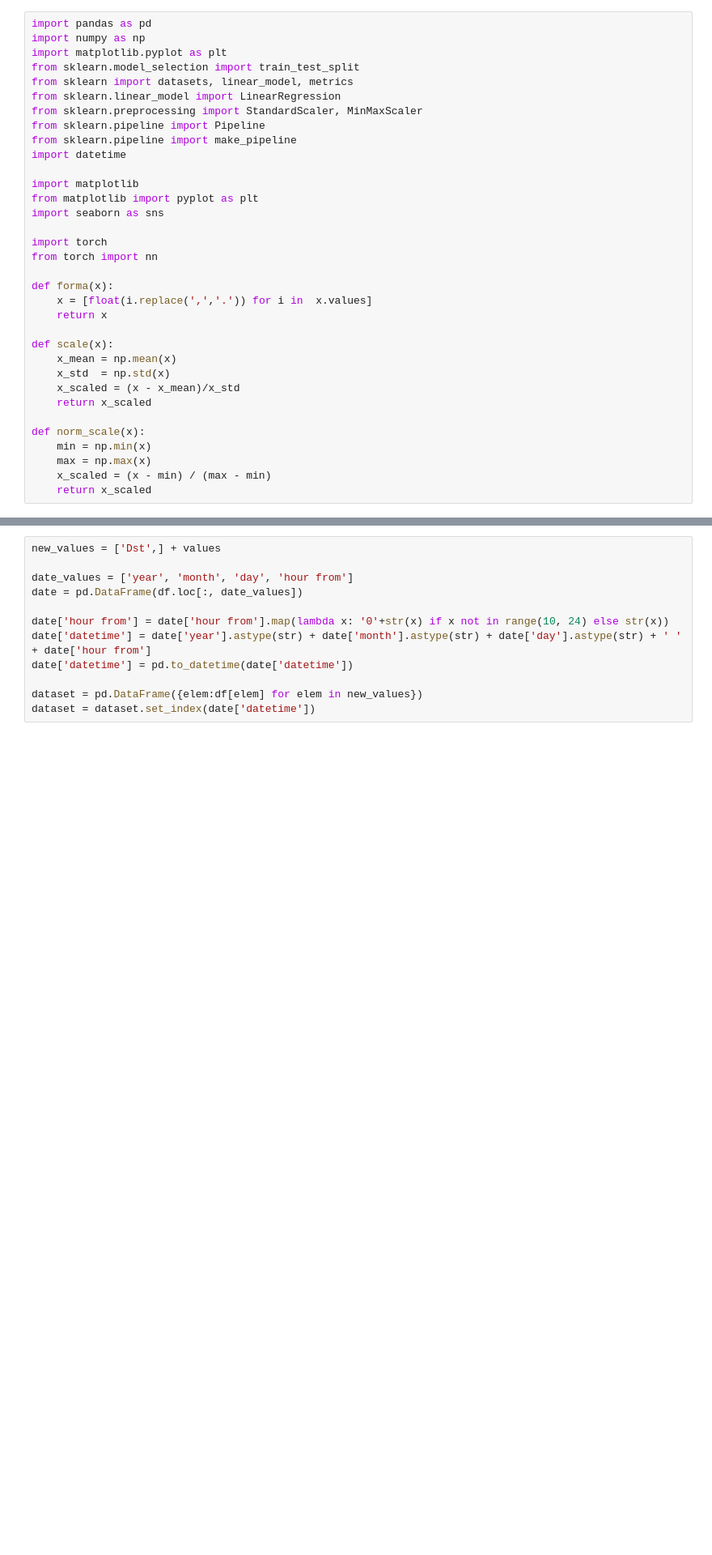
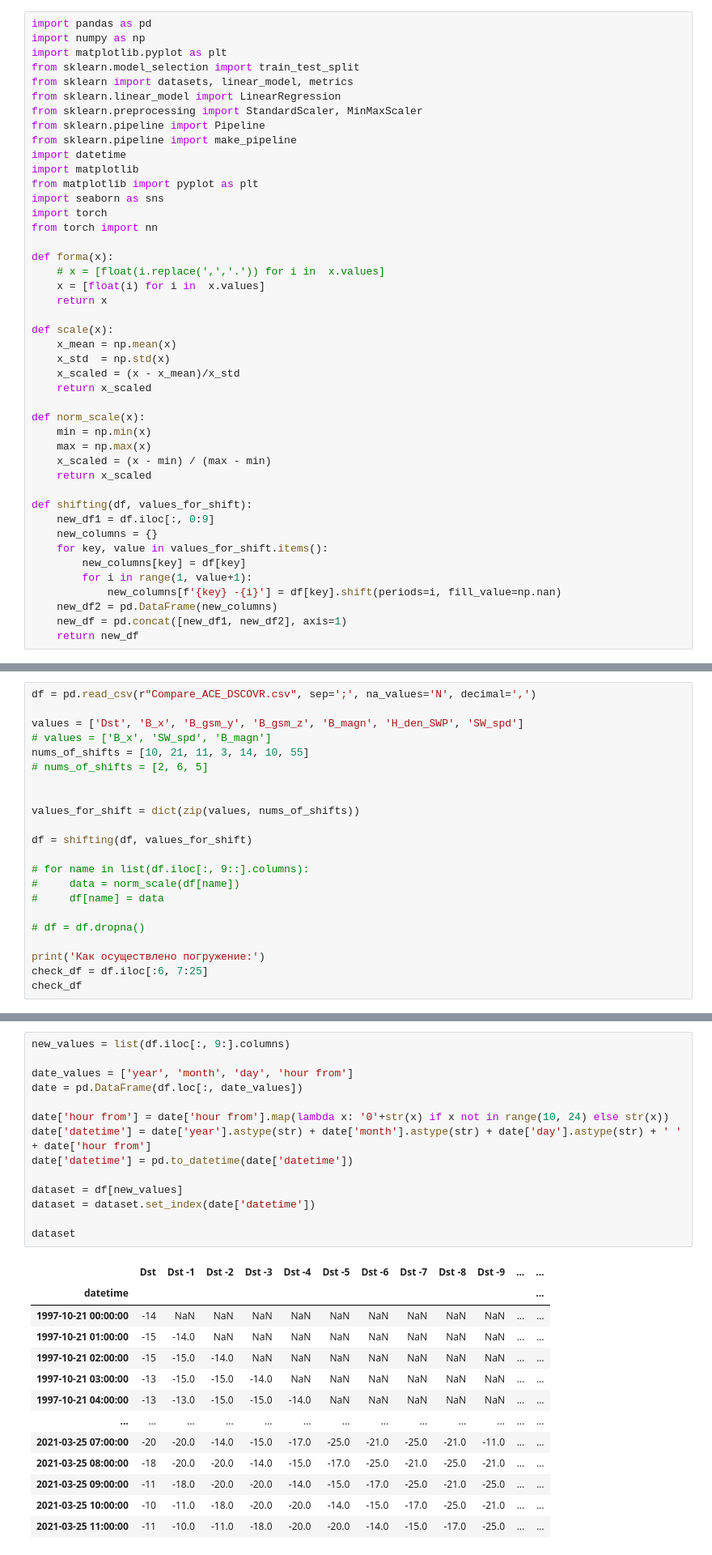
Before and after one commit to pyatikop/dst, a Jupyter notebook: code.ipynb, the cells around one changed output, grey strips where cells are left out. Shown at 81% size. Saved outputs shown, nothing was run; the diff lists cells and outputs as text; blank space fills up the shorter version.

```diff
--- a/code.ipynb
+++ b/code.ipynb
@@ -9,16 +9,15 @@ from sklearn.preprocessing import StandardScaler, MinMaxScaler
 from sklearn.pipeline import Pipeline
 from sklearn.pipeline import make_pipeline
 import datetime
-
 import matplotlib
 from matplotlib import pyplot as plt
 import seaborn as sns
-
 import torch
 from torch import nn
 
 def forma(x):
-    x = [float(i.replace(',','.')) for i in  x.values]
+    # x = [float(i.replace(',','.')) for i in  x.values]
+    x = [float(i) for i in  x.values]
     return x
 
 def scale(x):
@@ -32,3 +31,14 @@ def norm_scale(x):
     max = np.max(x)
     x_scaled = (x - min) / (max - min)
     return x_scaled
+
+def shifting(df, values_for_shift):
+    new_df1 = df.iloc[:, 0:9]
+    new_columns = {}
+    for key, value in values_for_shift.items():
+        new_columns[key] = df[key]
+        for i in range(1, value+1):
+            new_columns[f'{key} -{i}'] = df[key].shift(periods=i, fill_value=np.nan)
+    new_df2 = pd.DataFrame(new_columns)
+    new_df = pd.concat([new_df1, new_df2], axis=1)
+    return new_df
@@ -57,0 +45,22 @@ for elem in values:
+# %%
+df = pd.read_csv(r"Compare_ACE_DSCOVR.csv", sep=';', na_values='N', decimal=',')
+
+values = ['Dst', 'B_x', 'B_gsm_y', 'B_gsm_z', 'B_magn', 'H_den_SWP', 'SW_spd']
+# values = ['B_x', 'SW_spd', 'B_magn']
+nums_of_shifts = [10, 21, 11, 3, 14, 10, 55]
+# nums_of_shifts = [2, 6, 5]
+
+
+values_for_shift = dict(zip(values, nums_of_shifts))
+
+df = shifting(df, values_for_shift)
+
+# for name in list(df.iloc[:, 9::].columns):
+#     data = norm_scale(df[name])
+#     df[name] = data
+
+# df = df.dropna()
+
+print('Как осуществлено погружение:')
+check_df = df.iloc[:6, 7:25]
+check_df
@@ -58,12 +76,28 @@ for elem in values:
 # %%
-new_values = ['Dst',] + values
+new_values = list(df.iloc[:, 9:].columns)
 
 date_values = ['year', 'month', 'day', 'hour from']
 date = pd.DataFrame(df.loc[:, date_values])
 
 date['hour from'] = date['hour from'].map(lambda x: '0'+str(x) if x not in range(10, 24) else str(x))
 date['datetime'] = date['year'].astype(str) + date['month'].astype(str) + date['day'].astype(str) + ' ' + date['hour from']
 date['datetime'] = pd.to_datetime(date['datetime'])
 
-dataset = pd.DataFrame({elem:df[elem] for elem in new_values})
+dataset = df[new_values]
 dataset = dataset.set_index(date['datetime'])
+
+dataset
+# %% [output]
+|  | Dst | Dst -1 | Dst -2 | Dst -3 | Dst -4 | Dst -5 | Dst -6 | Dst -7 | Dst -8 | Dst -9 | ... | ... |
+| datetime |  |  |  |  |  |  |  |  |  |  |  | ... |
+| 1997-10-21 00:00:00 | -14 | NaN | NaN | NaN | NaN | NaN | NaN | NaN | NaN | NaN | ... | ... |
+| 1997-10-21 01:00:00 | -15 | -14.0 | NaN | NaN | NaN | NaN | NaN | NaN | NaN | NaN | ... | ... |
+| 1997-10-21 02:00:00 | -15 | -15.0 | -14.0 | NaN | NaN | NaN | NaN | NaN | NaN | NaN | ... | ... |
+| 1997-10-21 03:00:00 | -13 | -15.0 | -15.0 | -14.0 | NaN | NaN | NaN | NaN | NaN | NaN | ... | ... |
+| 1997-10-21 04:00:00 | -13 | -13.0 | -15.0 | -15.0 | -14.0 | NaN | NaN | NaN | NaN | NaN | ... | ... |
+| ... | ... | ... | ... | ... | ... | ... | ... | ... | ... | ... | ... | ... |
+| 2021-03-25 07:00:00 | -20 | -20.0 | -14.0 | -15.0 | -17.0 | -25.0 | -21.0 | -25.0 | -21.0 | -11.0 | ... | ... |
+| 2021-03-25 08:00:00 | -18 | -20.0 | -20.0 | -14.0 | -15.0 | -17.0 | -25.0 | -21.0 | -25.0 | -21.0 | ... | ... |
+| 2021-03-25 09:00:00 | -11 | -18.0 | -20.0 | -20.0 | -14.0 | -15.0 | -17.0 | -25.0 | -21.0 | -25.0 | ... | ... |
+| 2021-03-25 10:00:00 | -10 | -11.0 | -18.0 | -20.0 | -20.0 | -14.0 | -15.0 | -17.0 | -25.0 | -21.0 | ... | ... |
+| 2021-03-25 11:00:00 | -11 | -10.0 | -11.0 | -18.0 | -20.0 | -20.0 | -14.0 | -15.0 | -17.0 | -25.0 | ... | ... |
```
Also changed, not shown: parts of 11 cells of this notebook.
